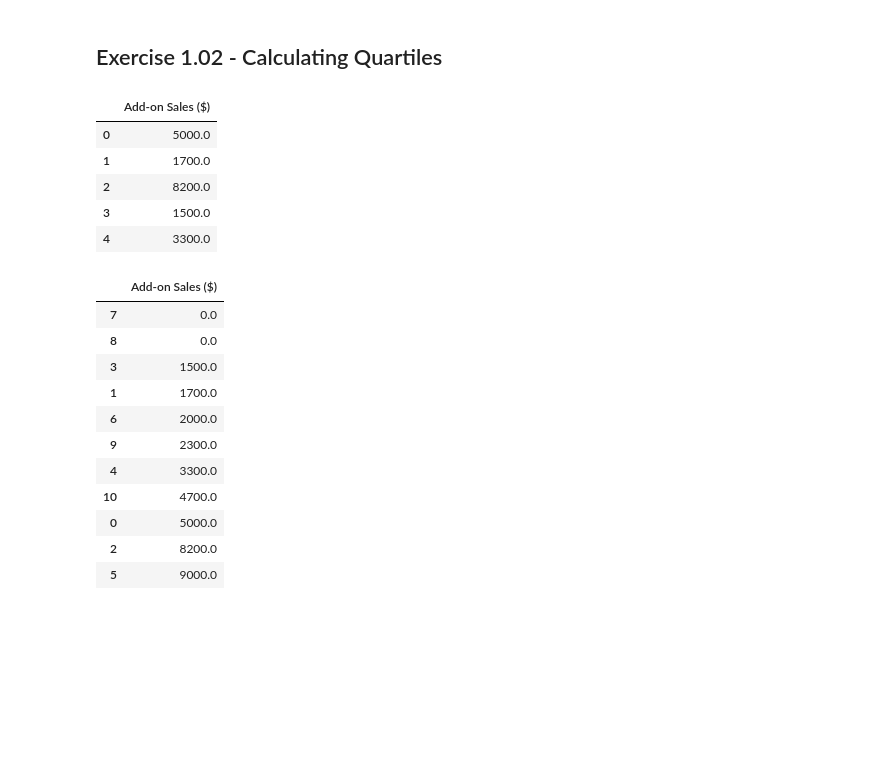
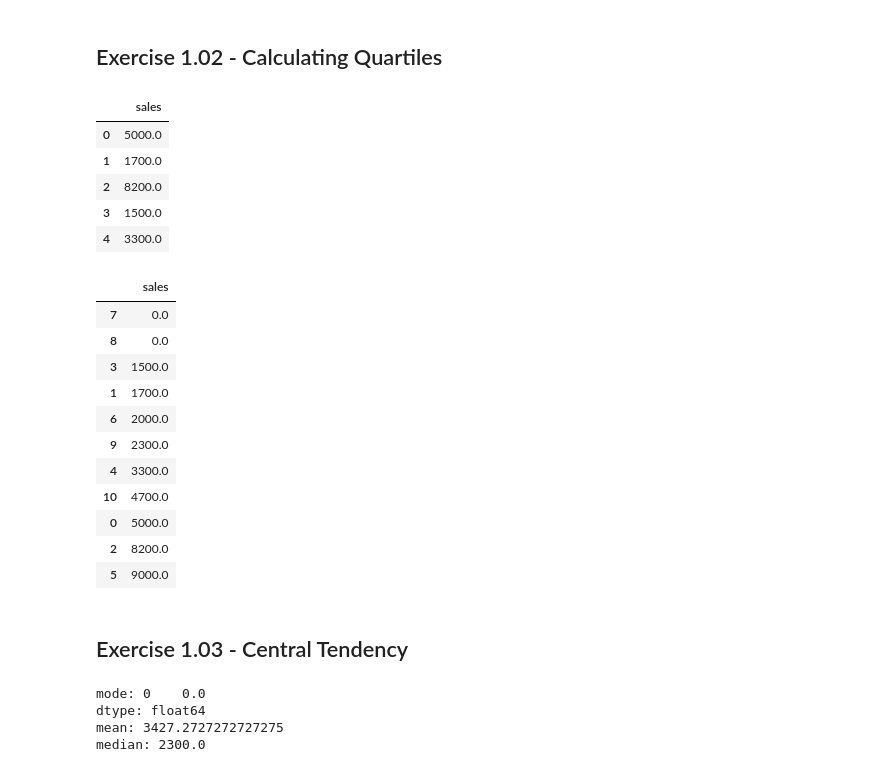
Before and after one commit to tobias-fyi/vela, a Jupyter notebook: ds/courses/sql_data_analytics/notebooks/ch_01.ipynb, the cells around one changed output. Saved outputs shown, nothing was run; the diff lists cells and outputs as text; code cells hidden in the pictures; blank space fills up the shorter version.

```diff
--- a/ds/courses/sql_data_analytics/notebooks/ch_01.ipynb
+++ b/ds/courses/sql_data_analytics/notebooks/ch_01.ipynb
@@ -32,21 +32,24 @@ plt.hist(df_heights["height"], bins=20);
 # %% [markdown]
 ## Exercise 1.02 - Calculating Quartiles
 # %%
-# Load data
+# === Load and clean data === #
 data_path = "../data/Datasets/auto_upgrades.csv"
 df_autos = pd.read_csv(data_path)
+# Rename column
+df_autos = df_autos.rename(columns={"Add-on Sales ($)": "sales"})
+
 df_autos.head()
 # %% [output]
-|  | Add-on Sales ($) |
+|  | sales |
 | 0 | 5000.0 |
 | 1 | 1700.0 |
 | 2 | 8200.0 |
 | 3 | 1500.0 |
 | 4 | 3300.0 |
 # %%
-df_autos.sort_values(by="Add-on Sales ($)")
+df_autos.sort_values(by="sales")
 # %% [output]
-|  | Add-on Sales ($) |
+|  | sales |
 | 7 | 0.0 |
 | 8 | 0.0 |
 | 3 | 1500.0 |
@@ -58,3 +61,18 @@ df_autos.sort_values(by="Add-on Sales ($)")
 | 0 | 5000.0 |
 | 2 | 8200.0 |
 | 5 | 9000.0 |
+# %% [markdown]
+## Exercise 1.03 - Central Tendency
+# %%
+# === Mode === #
+df_mode = df_autos["sales"].mode()
+print("mode:", df_mode)
+df_mean = df_autos["sales"].mean()
+print("mean:", df_mean)
+df_median = df_autos["sales"].median()
+print("median:", df_median)
+# %% [output]
+mode: 0    0.0
+dtype: float64
+mean: 3427.2727272727275
+median: 2300.0
```
Also changed, not shown: parts of 11 cells of this notebook, 4 other files.
